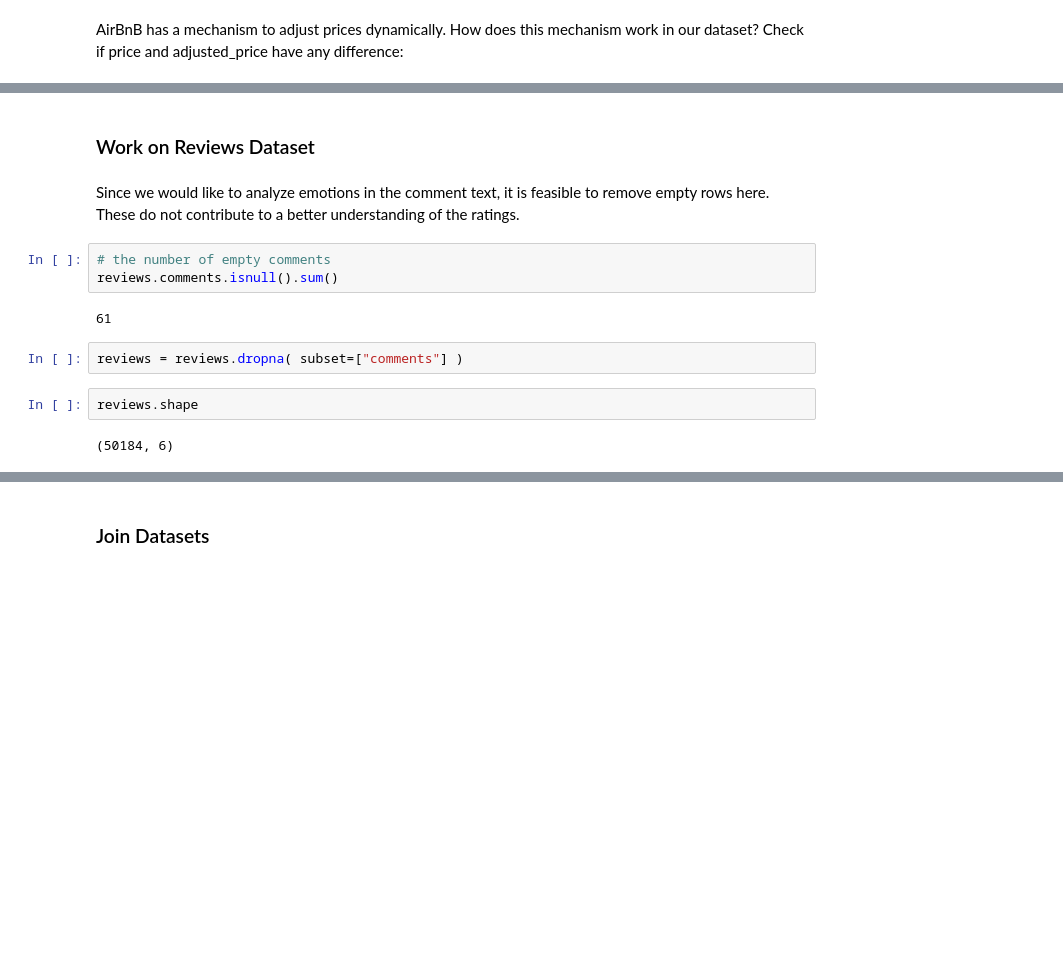
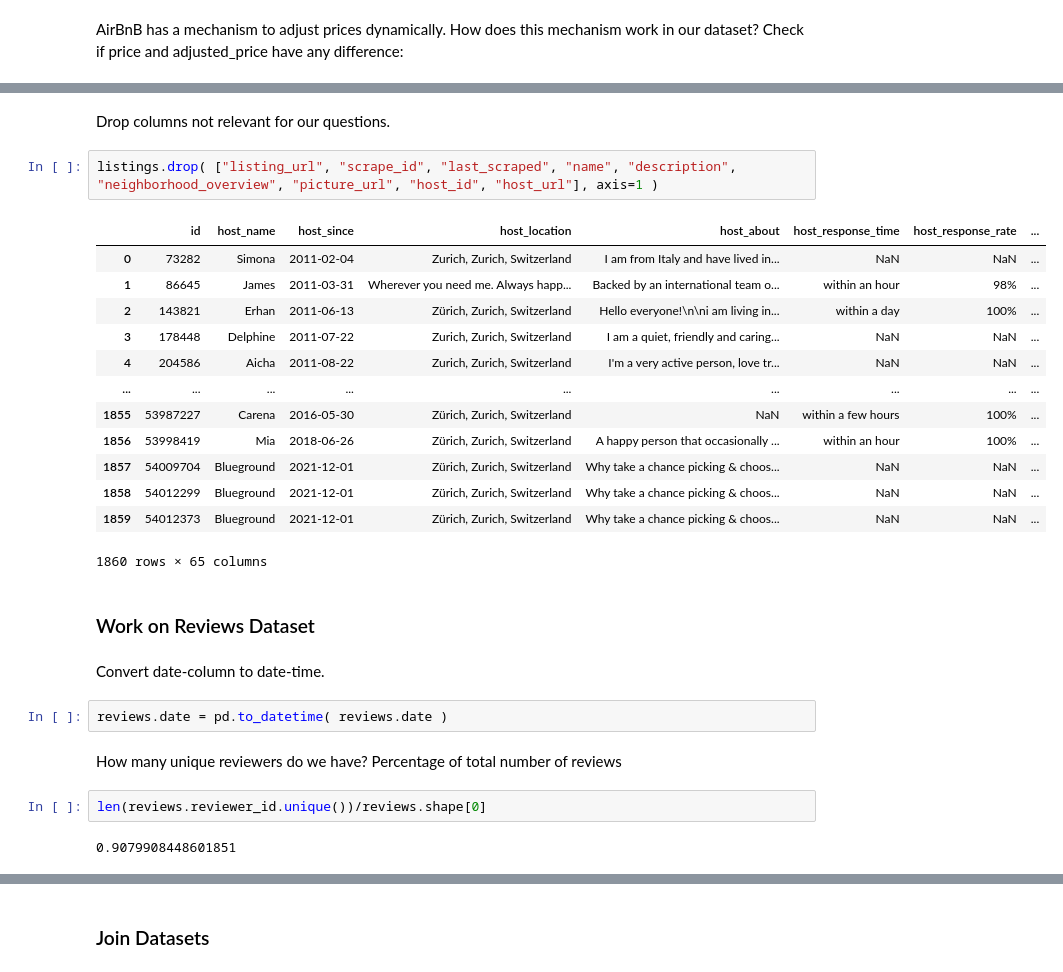
Before and after one commit to dchkeller/airbnbcase, a Jupyter notebook: airbnbcase.ipynb, the cells around one changed output, grey strips where cells are left out. Saved outputs shown, nothing was run; the diff lists cells and outputs as text; blank space fills up the shorter version.

```diff
--- a/airbnbcase.ipynb
+++ b/airbnbcase.ipynb
@@ -108,15 +150,30 @@ calendar.describe()
+# %% [markdown]
+Drop columns not relevant for our questions.
+# %%
+listings.drop( ["listing_url", "scrape_id", "last_scraped", "name", "description", "neighborhood_overview", "picture_url", "host_id", "host_url"], axis=1 )
+# %% [output]
+|  | id | host_name | host_since | host_location | host_about | host_response_time | host_response_rate | ... |
+| 0 | 73282 | Simona | 2011-02-04 | Zurich, Zurich, Switzerland | I am from Italy and have lived in... | NaN | NaN | ... |
+| 1 | 86645 | James | 2011-03-31 | Wherever you need me. Always happ... | Backed by an international team o... | within an hour | 98% | ... |
+| 2 | 143821 | Erhan | 2011-06-13 | Zürich, Zurich, Switzerland | Hello everyone!\n\ni am living in... | within a day | 100% | ... |
+| 3 | 178448 | Delphine | 2011-07-22 | Zurich, Zurich, Switzerland | I am a quiet, friendly and caring... | NaN | NaN | ... |
+| 4 | 204586 | Aicha | 2011-08-22 | Zurich, Zurich, Switzerland | I'm a very active person, love tr... | NaN | NaN | ... |
+| ... | ... | ... | ... | ... | ... | ... | ... | ... |
+| 1855 | 53987227 | Carena | 2016-05-30 | Zürich, Zurich, Switzerland | NaN | within a few hours | 100% | ... |
+| 1856 | 53998419 | Mia | 2018-06-26 | Zürich, Zurich, Switzerland | A happy person that occasionally ... | within an hour | 100% | ... |
+| 1857 | 54009704 | Blueground | 2021-12-01 | Zürich, Zurich, Switzerland | Why take a chance picking & choos... | NaN | NaN | ... |
+| 1858 | 54012299 | Blueground | 2021-12-01 | Zürich, Zurich, Switzerland | Why take a chance picking & choos... | NaN | NaN | ... |
+| 1859 | 54012373 | Blueground | 2021-12-01 | Zürich, Zurich, Switzerland | Why take a chance picking & choos... | NaN | NaN | ... |
+1860 rows × 65 columns
 # %% [markdown]
 ### Work on Reviews Dataset
-# %% [markdown]
-Since we would like to analyze emotions in the comment text, it is feasible to remove empty rows here. These do not contribute to a better understanding of the ratings.
-# %%
-# the number of empty comments
-reviews.comments.isnull().sum()
-# %% [output]
-61
-# %%
-reviews = reviews.dropna( subset=["comments"] )
-# %%
-reviews.shape
-# %% [output]
-(50184, 6)
+# %% [markdown]
+Convert date-column to date-time.
+# %%
+reviews.date = pd.to_datetime( reviews.date )
+# %% [markdown]
+How many unique reviewers do we have? Percentage of total number of reviews
+# %%
+len(reviews.reviewer_id.unique())/reviews.shape[0]
+# %% [output]
+0.9079908448601851
```
Also changed, not shown: parts of 38 cells of this notebook, 1 other file.
